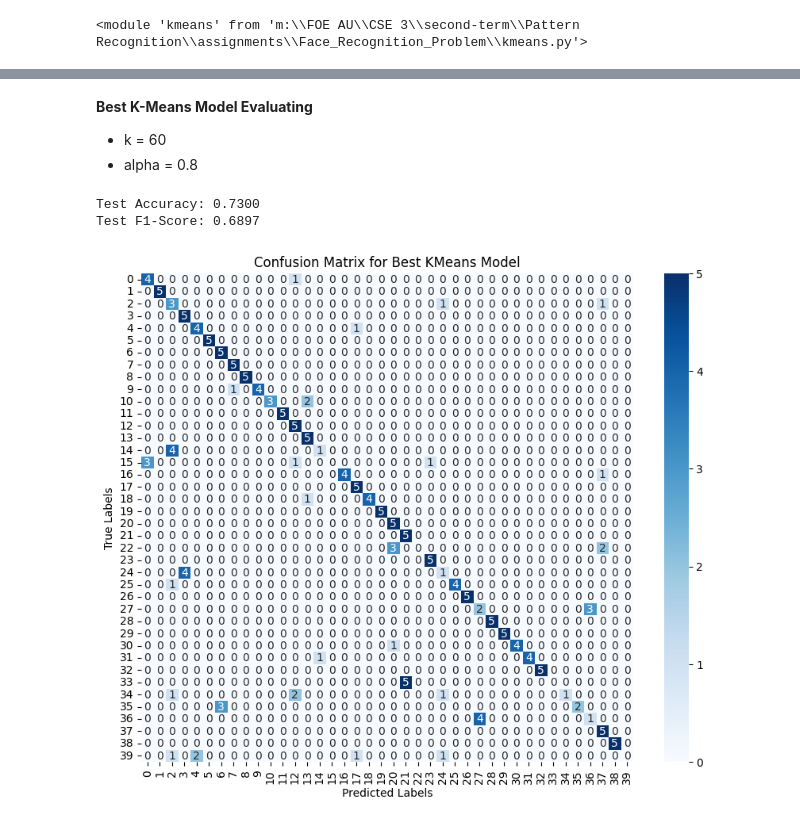
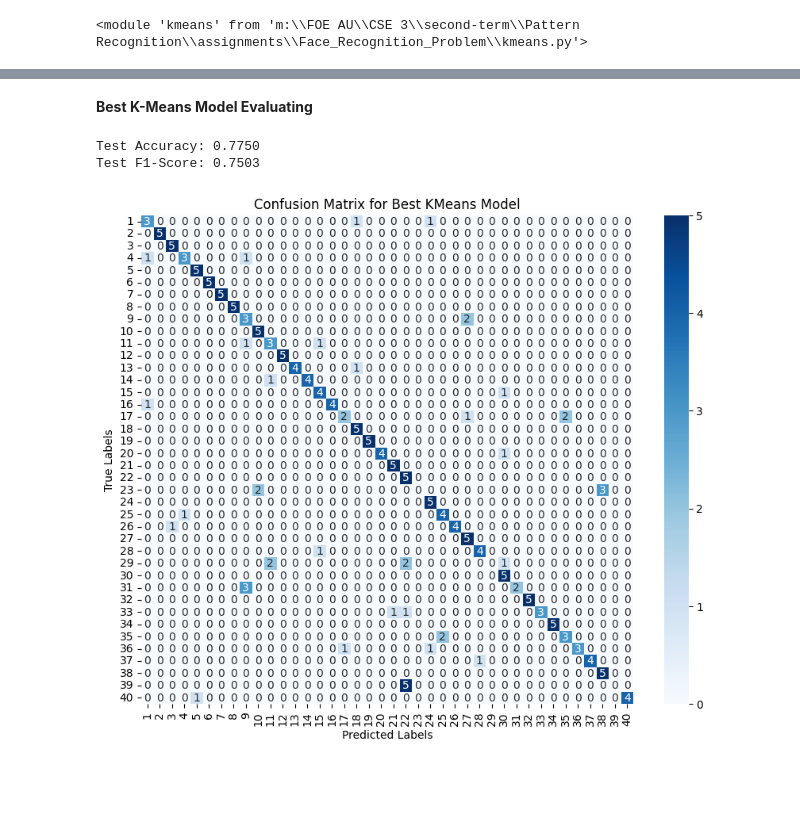
Before and after one commit to MostafaElKaranshawy/Face_Recognition_Problem, a Jupyter notebook: FaceRecognition.ipynb, the cells around one changed output, grey strips where cells are left out. Saved outputs shown, nothing was run; the diff lists cells and outputs as text; code cells hidden in the pictures; blank space fills up the shorter version.

Commit message:
FIX: reconstruct KMeans class to be the usual clusterring algorithm. Add Mapping function from indices to labels.

```diff
--- a/FaceRecognition.ipynb
+++ b/FaceRecognition.ipynb
@@ -99,30 +114,46 @@ k_values = [20, 40, 60]
 results = {}  # To store accuracy for each (alpha, K)
 
 best_acc = 0
-best_model = Models.KMeans()
+best_model = None
 best_alpha = 0.8
+cluster_label_mapping = []
 for alpha in alphas:
     results[alpha] = {}
     for k in k_values:
-        kmeans_model = Models.KMeans()
+        kmeans_model = Models.KMeans(n_clusters = k, random_state = 42)
         pca = pca_results[alpha]['pca']
         X_train_pca = pca_results[alpha]['X_train_pca']
         X_test_pca = pca_results[alpha]['X_test_pca']
 
         # Fit KMeans
-        kmeans_model.fit(X_train_pca, n_clusters=k, true_labels=y_train)
+        kmeans_model.fit(X_train_pca)
 
         # Predict clusters
-        y_pred_train = kmeans_model.predict(X_train_pca)
+        cluster_indices = kmeans_model.predict(X_train_pca)
+        cluster_label_map = mapping_clusters_to_labels(cluster_indices, y_train)
 
-        acc = kmeans_model.get_accuracy(y_pred_train, y_train)
+        y_pred_train = np.array([cluster_label_map[c] for c in cluster_indices])
 
-        if acc > best_acc:
-            best_acc = acc
+        y_pred_test_cluster_indices = kmeans_model.predict(X_test_pca)
+
+        training_acc = accuracy_score(y_pred_train, y_train)
+
+        test_cluster_indices = kmeans_model.predict(X_test_pca)
+
+        y_pred_test = np.array([cluster_label_map[c] for c in test_cluster_indices])
+
+        training_acc = accuracy_score(y_pred_train, y_train)
+        testing_acc = accuracy_score(y_pred_test, y_test)
+
+        if training_acc > best_acc:
+            best_acc = training_acc
             best_model = kmeans_model
             best_alpha = alpha
+            cluster_label_mapping = cluster_label_map
 
-        results[alpha][k] = acc  # Save the accuracy
-
-        print(f'Alpha: {alpha}, K: {k}, Training Accuracy: {acc:.4f}')
+        results[alpha][k] = {
+            "training_acc": training_acc,
+            "testing_acc": testing_acc
+        }
+        print(f'Alpha: {alpha}, K: {k}, Training Accuracy: {training_acc:.4f}, Testing Accuracy: {testing_acc}')
 # %% [output]
@@ -166,7 +230,4 @@ plt.show()
 # %% [markdown]
 **Best K-Means Model Evaluating**
-
-- k = 60
-- alpha = 0.8
 # %%
 import seaborn as sns
@@ -174,30 +235,31 @@ from sklearn.metrics import accuracy_score, f1_score, confusion_matrix
 # %%
 pca = pca_results[best_alpha]['pca']
 X_test_pca = pca_results[best_alpha]['X_test_pca']
 
 # Predict clusters for the test set
-y_pred_test = best_model.predict(X_test_pca)
-
+y_pred_test_cluster_indices = best_model.predict(X_test_pca)
+y_pred_test = np.array([cluster_label_mapping[c] for c in cluster_indices])
 # Calculate Accuracy
-test_accuracy = best_model.get_accuracy(y_pred_test, y_test)
+test_accuracy = accuracy_score(y_pred_test, y_test)
 
 # Calculate F1 Score
 f1 = f1_score(y_test, y_pred_test, average='macro')  # or 'weighted'
 
 # Calculate Confusion Matrix
 conf_matrix = confusion_matrix(y_test, y_pred_test)
 
 # Print Results
 print(f"Test Accuracy: {test_accuracy:.4f}")
 print(f"Test F1-Score: {f1:.4f}")
 
 plt.figure(figsize=(10, 8))
-sns.heatmap(conf_matrix, annot=True, fmt='d', cmap='Blues')
+sns.heatmap(conf_matrix, annot=True, fmt='d', cmap='Blues',
+            xticklabels=np.arange(1, 41), yticklabels=np.arange(1, 41))
 plt.xlabel('Predicted Labels')
 plt.ylabel('True Labels')
 plt.title('Confusion Matrix for Best KMeans Model')
 plt.show()
 # %% [output]
-Test Accuracy: 0.7300
-Test F1-Score: 0.6897
+Test Accuracy: 0.7750
+Test F1-Score: 0.7503
-[figure, old version]
+[figure, new version]
```
Also changed, not shown: parts of 8 cells of this notebook, 1 other file.
